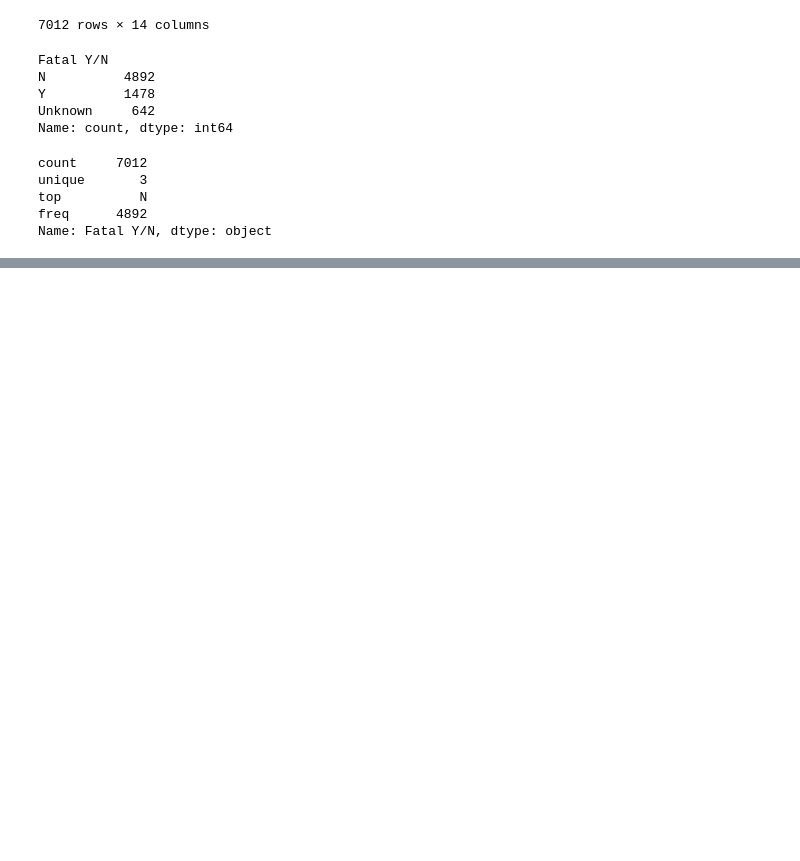
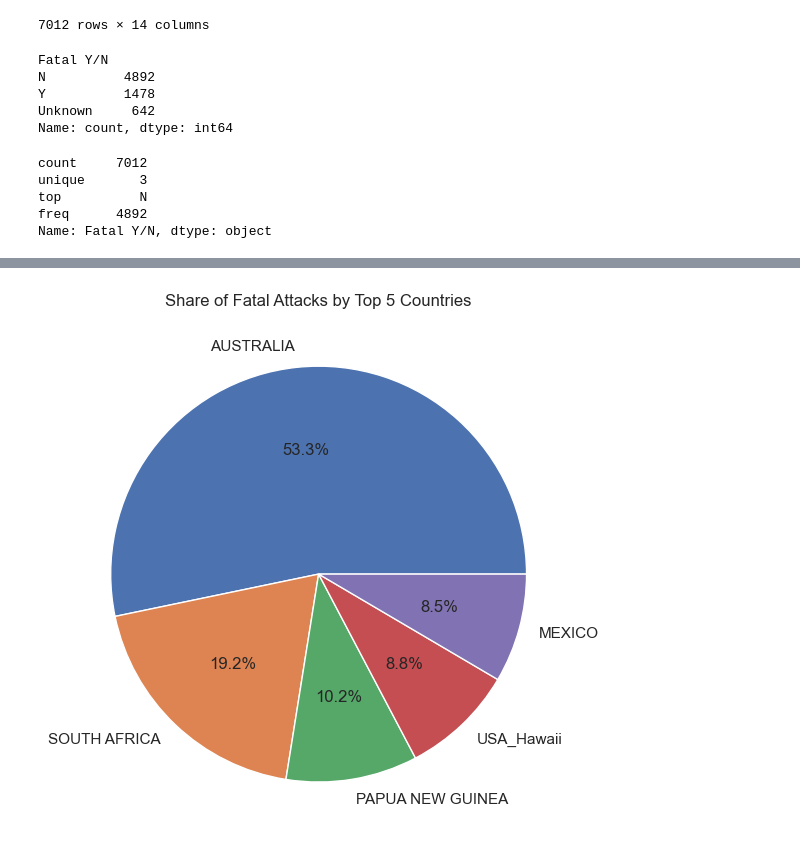
Before and after one commit to SofyMelvill/shark_attacks_clean_final, a Jupyter notebook: Shark_attacks_TigerShark.ipynb, the cells around one changed output, grey strips where cells are left out. Drawn from its saved outputs; the diff is of its cells as text; code cells hidden in the pictures; blank space fills up the shorter version.

```diff
--- a/Shark_attacks_TigerShark.ipynb
+++ b/Shark_attacks_TigerShark.ipynb
@@ -690,0 +595,10 @@ plt.show()
+# %%
+# Filter only fatal attacks
+fatal_attacks = attacks_clean_df[attacks_clean_df["Fatal Y/N"] == "Y"]
+
+# Group by country and count
+fatal_by_country = fatal_attacks['Country_clean'].value_counts().reset_index()
+fatal_by_country.columns = ['Country', 'Fatal Attack Count']
+
+# Show top 10 countries with most fatal attacks
+print(fatal_by_country.head(10))
@@ -690,0 +617,10 @@ plt.show()
+# %%
+fatal_by_country_top5 = fatal_by_country.head(5)
+fatal_by_country_top5.set_index('Country').plot.pie(
+    y='Fatal Attack Count', autopct='%1.1f%%', legend=False, figsize=(6, 6))
+plt.title('Share of Fatal Attacks by Top 5 Countries')
+plt.ylabel('')
+plt.tight_layout()
+plt.show()
+# %% [output]
+[figure, added]
```
Also changed, not shown: parts of 11 cells of this notebook.
